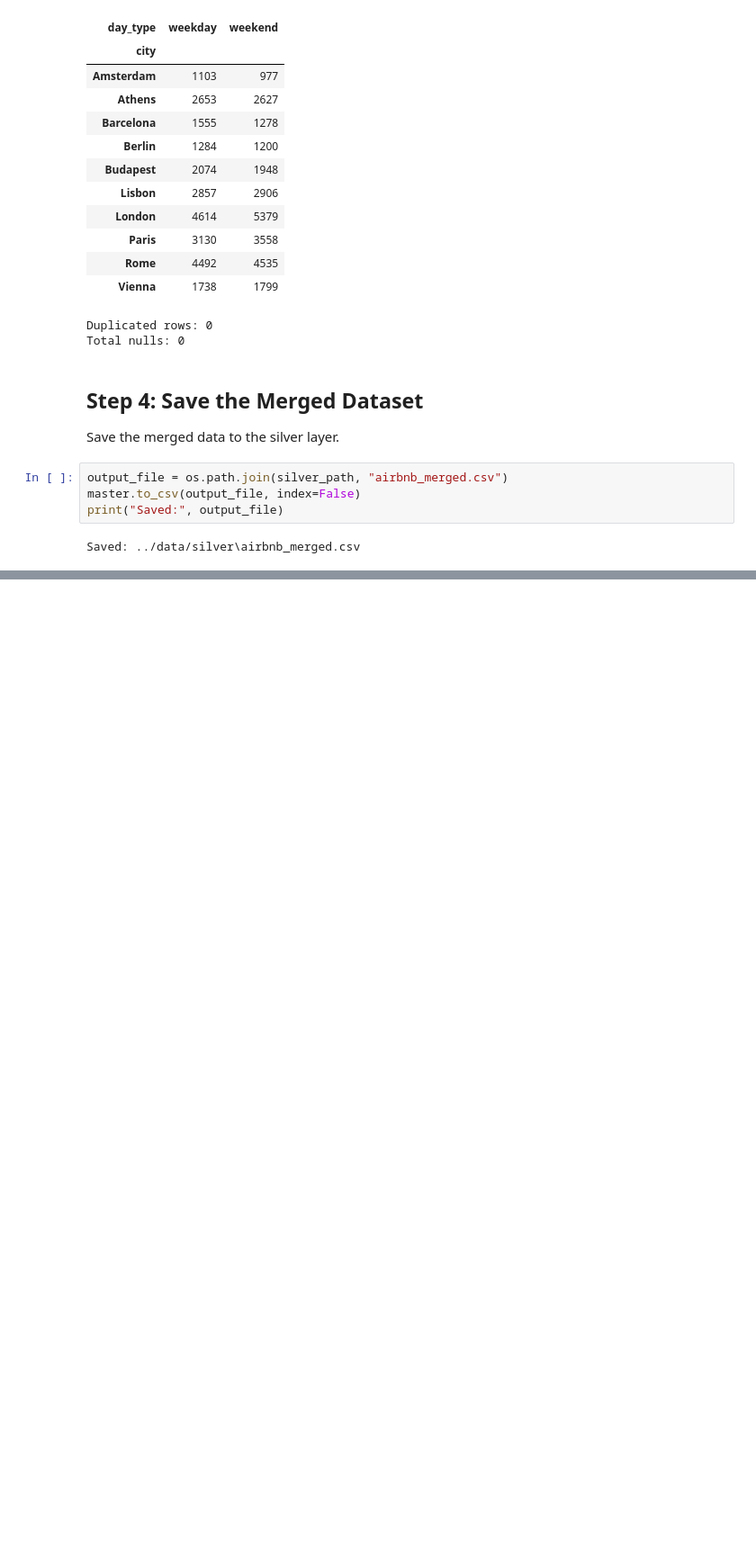
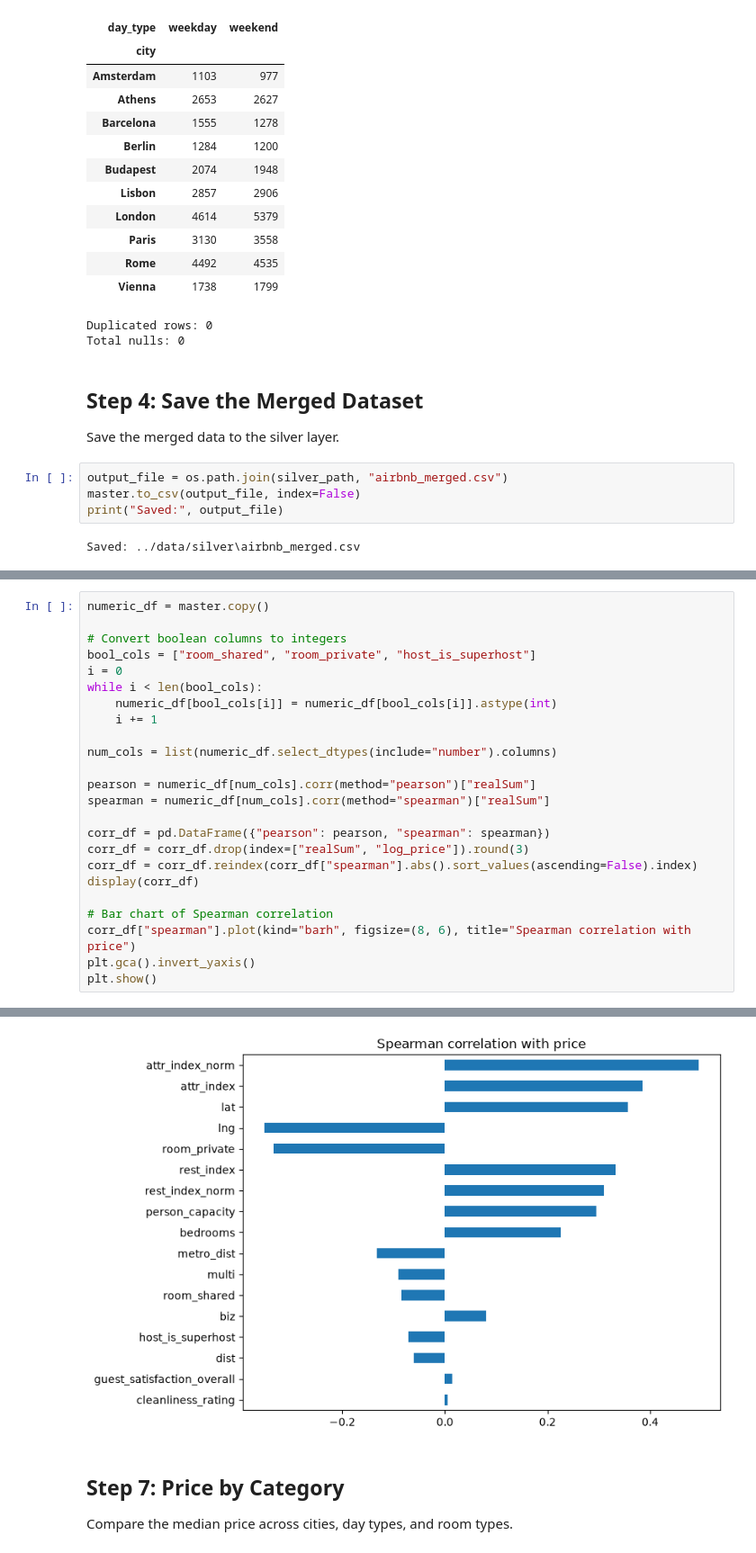
Before and after one commit to Ahmed-Tarek0/Airbnb-Prices-in-European-Cities, a Jupyter notebook: notebooks/02_silver_merge_eda.ipynb, the cells around one changed output, grey strips where cells are left out. Shown at 90% size. Drawn from its saved outputs; the diff is of its cells as text; blank space fills up the shorter version.

```diff
--- a/notebooks/02_silver_merge_eda.ipynb
+++ b/notebooks/02_silver_merge_eda.ipynb
@@ -116,0 +192,25 @@ Saved: ../data/silver\airbnb_merged.csv
+# %%
+numeric_df = master.copy()
+
+# Convert boolean columns to integers
+bool_cols = ["room_shared", "room_private", "host_is_superhost"]
+i = 0
+while i < len(bool_cols):
+    numeric_df[bool_cols[i]] = numeric_df[bool_cols[i]].astype(int)
+    i += 1
+
+num_cols = list(numeric_df.select_dtypes(include="number").columns)
+
+pearson = numeric_df[num_cols].corr(method="pearson")["realSum"]
+spearman = numeric_df[num_cols].corr(method="spearman")["realSum"]
+
+corr_df = pd.DataFrame({"pearson": pearson, "spearman": spearman})
+corr_df = corr_df.drop(index=["realSum", "log_price"]).round(3)
+corr_df = corr_df.reindex(corr_df["spearman"].abs().sort_values(ascending=False).index)
+display(corr_df)
+
+# Bar chart of Spearman correlation
+corr_df["spearman"].plot(kind="barh", figsize=(8, 6), title="Spearman correlation with price")
+plt.gca().invert_yaxis()
+plt.show()
+# %% [output]
@@ -116,0 +235,4 @@ Saved: ../data/silver\airbnb_merged.csv
+[figure, added]
+# %% [markdown]
+## Step 7: Price by Category
+Compare the median price across cities, day types, and room types.
```
Also changed, not shown: parts of 14 cells of this notebook.
